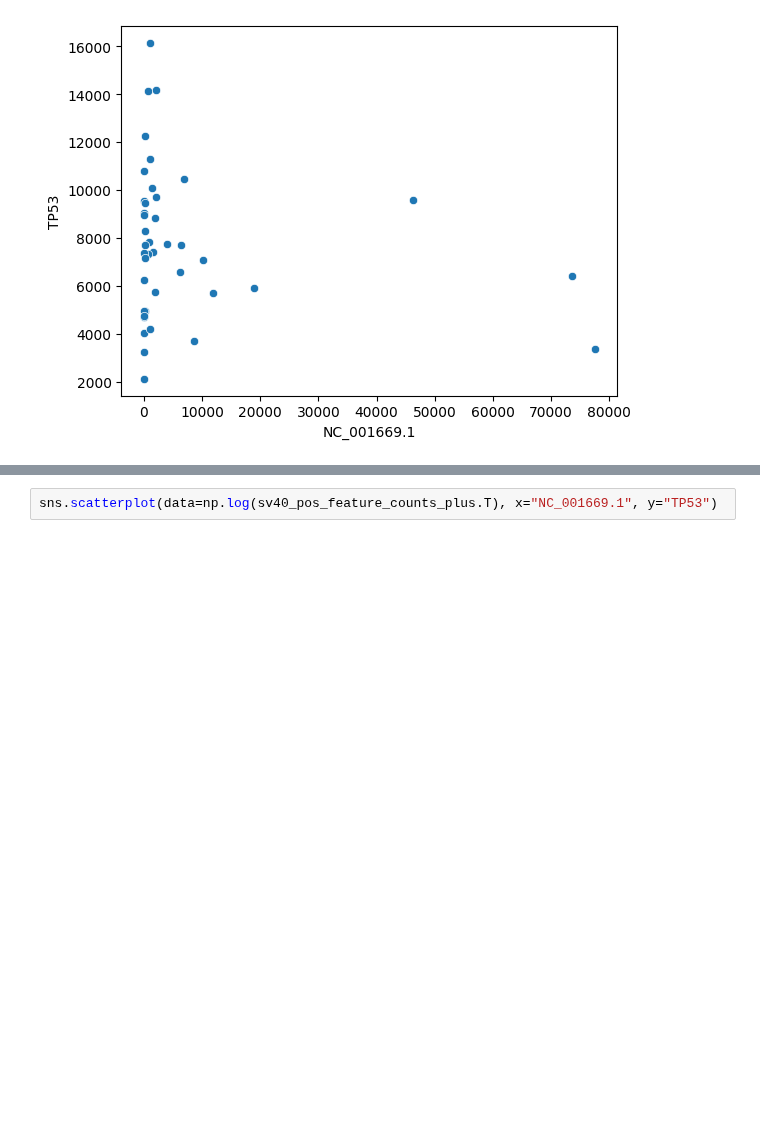
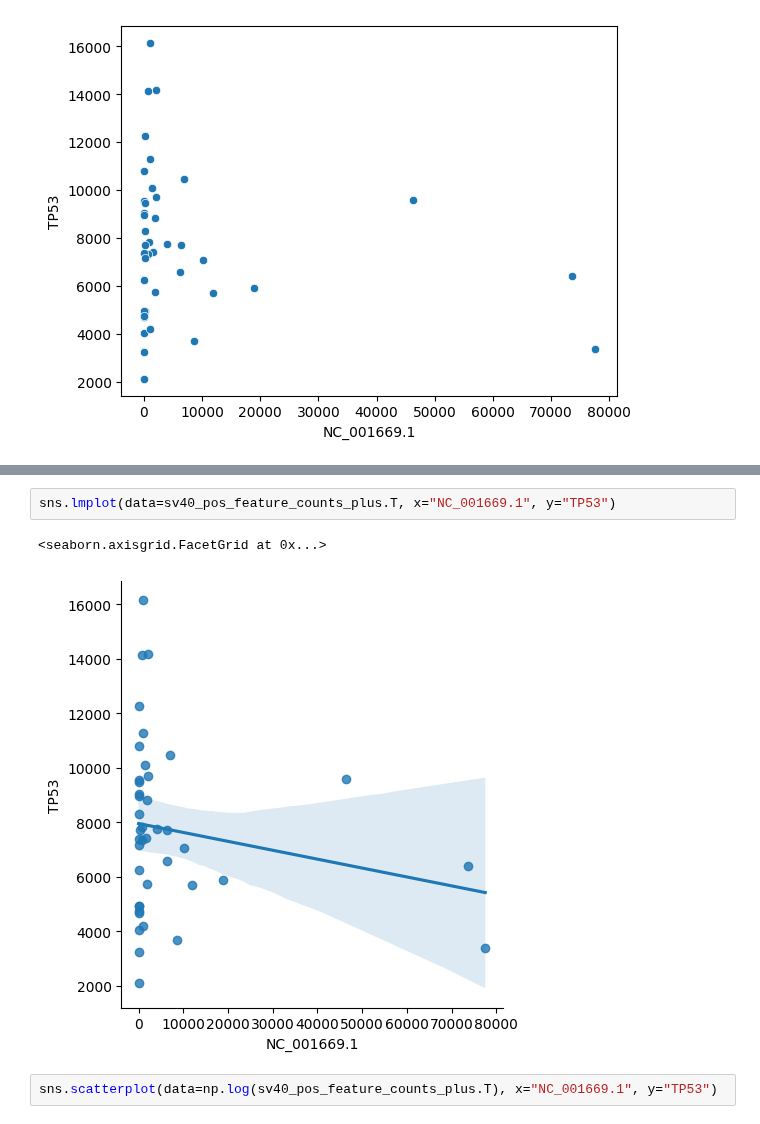
Before and after one commit to ucsffrancislab/genomics, a Jupyter notebook: data/20220804-RaleighLab-RNASeq/20230519-Viral/analysis.ipynb, the cells around one changed output, grey strips where cells are left out. Saved outputs shown, nothing was run; the diff lists cells and outputs as text; blank space fills up the shorter version.

```diff
--- a/data/20220804-RaleighLab-RNASeq/20230519-Viral/analysis.ipynb
+++ b/data/20220804-RaleighLab-RNASeq/20230519-Viral/analysis.ipynb
@@ -256,3 +261,8 @@ sns.scatterplot(data=sv40_pos_feature_counts_plus.T, x="NC_001669.1", y="TP53")
+# %%
+sns.lmplot(data=sv40_pos_feature_counts_plus.T, x="NC_001669.1", y="TP53")
+# %% [output]
+<seaborn.axisgrid.FacetGrid at 0x...>
+[figure, added]
 # %%
 sns.scatterplot(data=np.log(sv40_pos_feature_counts_plus.T), x="NC_001669.1", y="TP53")
 # %% [output]
```
Also changed, not shown: parts of 3 cells of this notebook, 1 other file.
